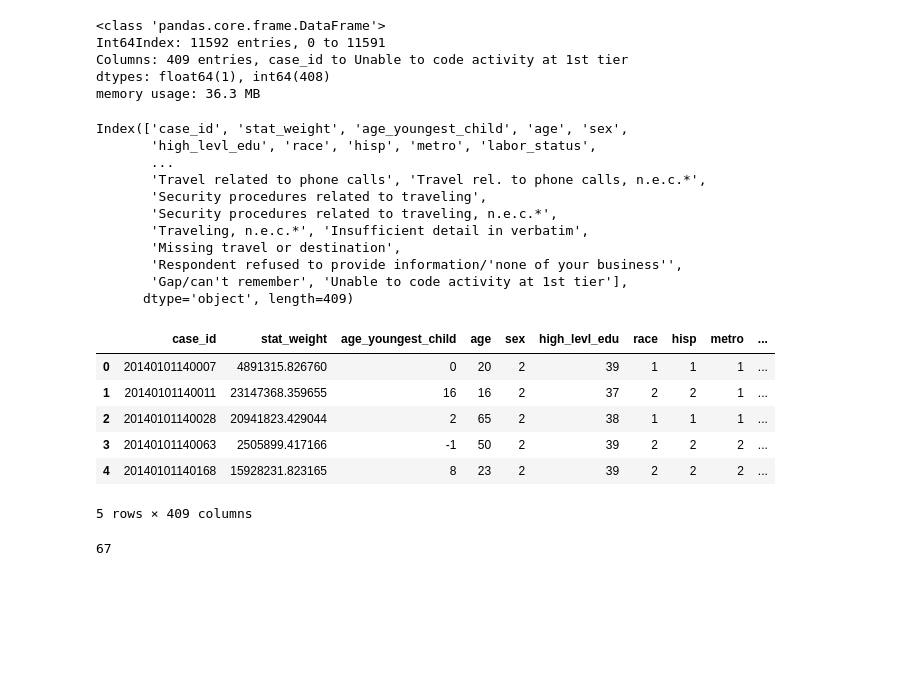
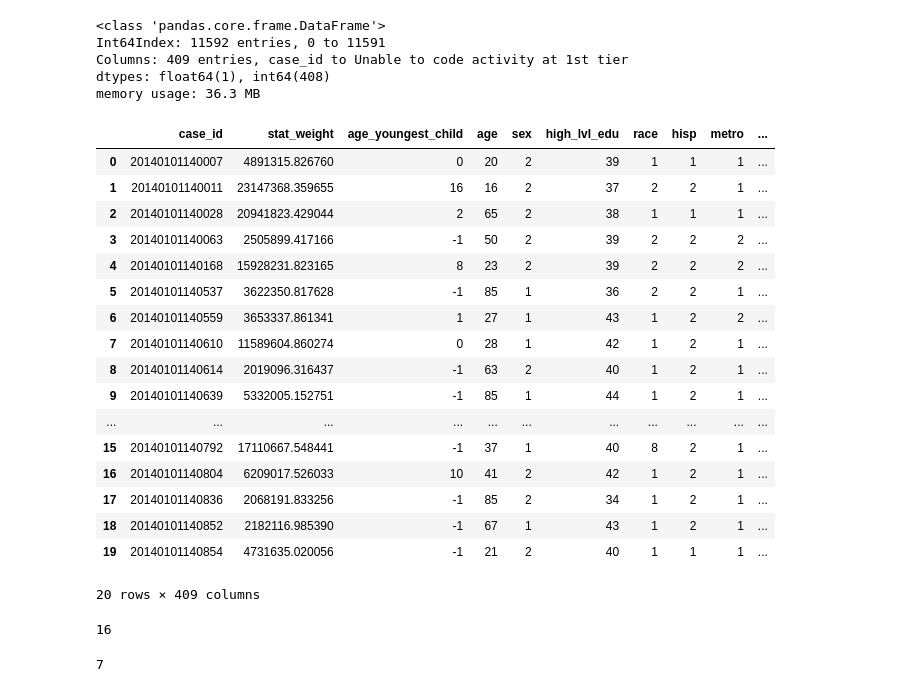
Before and after one commit to nckathleen/ATUS-Analysis, a Jupyter notebook: ATUS-Anaylsis.ipynb, the cells around one changed output. Drawn from its saved outputs; the diff is of its cells as text; code cells hidden in the pictures; blank space fills up the shorter version.

```diff
--- a/ATUS-Anaylsis.ipynb
+++ b/ATUS-Anaylsis.ipynb
@@ -5,5 +5,8 @@ import numpy as np
 %matplotlib inline
 # %%
 summary = pd.read_csv('data/atussum_2014.dat')
-#some_data = pd.read_csv('data/atusresp_2014.dat')
-#respondents = pd.read_csv('data/atusrost_2014.dat')
+from summary_data import *
+summary = summary.rename(columns=all_cols)
+
+#respondents = pd.read_csv('data/atusresp_2014.dat')
+#roster = pd.read_csv('data/atusrost_2014.dat')
@@ -511,31 +18,32 @@ Int64Index: 11592 entries, 0 to 11591
 Columns: 409 entries, case_id to Unable to code activity at 1st tier
 dtypes: float64(1), int64(408)
 memory usage: 36.3 MB
-# %%
-summary.keys()
-# %% [output]
-Index(['case_id', 'stat_weight', 'age_youngest_child', 'age', 'sex',
-       'high_levl_edu', 'race', 'hisp', 'metro', 'labor_status',
-       ...
-       'Travel related to phone calls', 'Travel rel. to phone calls, n.e.c.*',
-       'Security procedures related to traveling',
-       'Security procedures related to traveling, n.e.c.*',
-       'Traveling, n.e.c.*', 'Insufficient detail in verbatim',
-       'Missing travel or destination',
-       'Respondent refused to provide information/'none of your business'',
-       'Gap/can't remember', 'Unable to code activity at 1st tier'],
-      dtype='object', length=409)
 # %%
-summary.head()
+summary.head(20)
 # %% [output]
-|  | case_id | stat_weight | age_youngest_child | age | sex | high_levl_edu | race | hisp | metro | ... |
+|  | case_id | stat_weight | age_youngest_child | age | sex | high_lvl_edu | race | hisp | metro | ... |
 | 0 | 20140101140007 | 4891315.826760 | 0 | 20 | 2 | 39 | 1 | 1 | 1 | ... |
 | 1 | 20140101140011 | 23147368.359655 | 16 | 16 | 2 | 37 | 2 | 2 | 1 | ... |
 | 2 | 20140101140028 | 20941823.429044 | 2 | 65 | 2 | 38 | 1 | 1 | 1 | ... |
 | 3 | 20140101140063 | 2505899.417166 | -1 | 50 | 2 | 39 | 2 | 2 | 2 | ... |
 | 4 | 20140101140168 | 15928231.823165 | 8 | 23 | 2 | 39 | 2 | 2 | 2 | ... |
+| 5 | 20140101140537 | 3622350.817628 | -1 | 85 | 1 | 36 | 2 | 2 | 1 | ... |
+| 6 | 20140101140559 | 3653337.861341 | 1 | 27 | 1 | 43 | 1 | 2 | 2 | ... |
+| 7 | 20140101140610 | 11589604.860274 | 0 | 28 | 1 | 42 | 1 | 2 | 1 | ... |
+| 8 | 20140101140614 | 2019096.316437 | -1 | 63 | 2 | 40 | 1 | 2 | 1 | ... |
+| 9 | 20140101140639 | 5332005.152751 | -1 | 85 | 1 | 44 | 1 | 2 | 1 | ... |
+| ... | ... | ... | ... | ... | ... | ... | ... | ... | ... | ... |
+| 15 | 20140101140792 | 17110667.548441 | -1 | 37 | 1 | 40 | 8 | 2 | 1 | ... |
+| 16 | 20140101140804 | 6209017.526033 | 10 | 41 | 2 | 42 | 1 | 2 | 1 | ... |
+| 17 | 20140101140836 | 2068191.833256 | -1 | 85 | 2 | 34 | 1 | 2 | 1 | ... |
+| 18 | 20140101140852 | 2182116.985390 | -1 | 67 | 1 | 43 | 1 | 2 | 1 | ... |
+| 19 | 20140101140854 | 4731635.020056 | -1 | 21 | 2 | 40 | 1 | 1 | 1 | ... |
-5 rows × 409 columns
+20 rows × 409 columns
 # %%
-len(summary.age.unique())
+len(summary.high_lvl_edu.unique())
 # %% [output]
-67
+16
+# %%
+summary.high_lvl_edu[39:46].count()
+# %% [output]
+7
```
Also changed, not shown: parts of 5 cells of this notebook.
